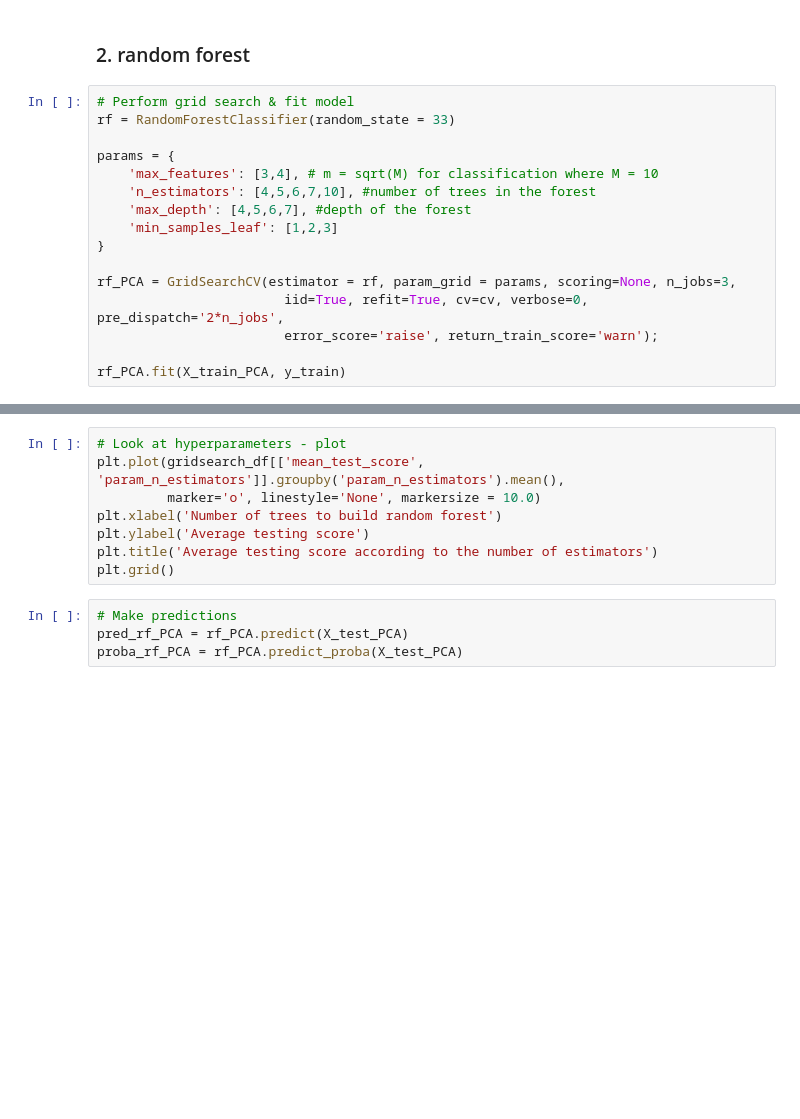
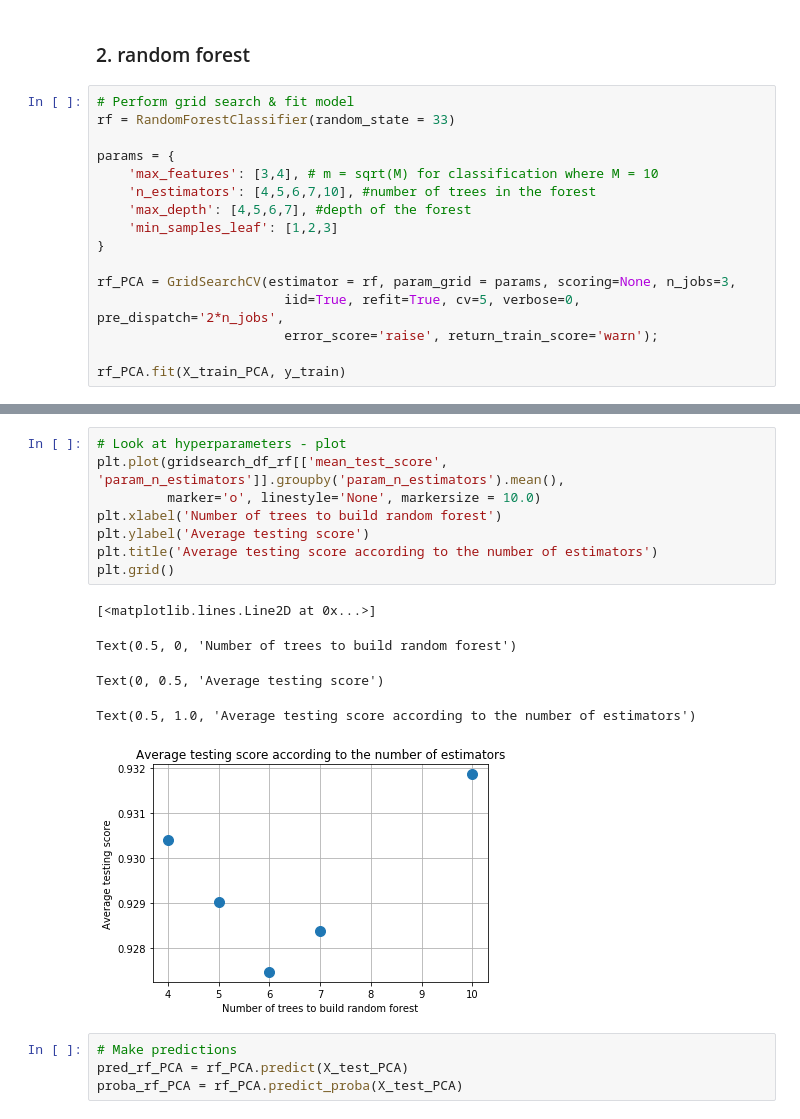
Before and after one commit to yoonichung/BreastCancerPrediction, a Jupyter notebook: BreastCancerPrediction_master.ipynb, the cells around one changed output, grey strips where cells are left out. Cells and saved outputs as stored; diff of their text form; blank space fills up the shorter version.

```diff
--- a/BreastCancerPrediction_master.ipynb
+++ b/BreastCancerPrediction_master.ipynb
@@ -285,7 +285,7 @@ params = {
 }
 
 rf_PCA = GridSearchCV(estimator = rf, param_grid = params, scoring=None, n_jobs=3,
-                        iid=True, refit=True, cv=cv, verbose=0, pre_dispatch='2*n_jobs',
+                        iid=True, refit=True, cv=5, verbose=0, pre_dispatch='2*n_jobs',
                         error_score='raise', return_train_score='warn');
 
 rf_PCA.fit(X_train_PCA, y_train)
@@ -314,11 +324,17 @@ gridsearch_df_rf.head(5)
 # %%
 # Look at hyperparameters - plot
-plt.plot(gridsearch_df[['mean_test_score', 'param_n_estimators']].groupby('param_n_estimators').mean(),
+plt.plot(gridsearch_df_rf[['mean_test_score', 'param_n_estimators']].groupby('param_n_estimators').mean(),
          marker='o', linestyle='None', markersize = 10.0)
 plt.xlabel('Number of trees to build random forest')
 plt.ylabel('Average testing score')
 plt.title('Average testing score according to the number of estimators')
 plt.grid()
+# %% [output]
+[<matplotlib.lines.Line2D at 0x...>]
+Text(0.5, 0, 'Number of trees to build random forest')
+Text(0, 0.5, 'Average testing score')
+Text(0.5, 1.0, 'Average testing score according to the number of estimators')
+[figure, added]
 # %%
 # Make predictions
 pred_rf_PCA = rf_PCA.predict(X_test_PCA)
```
Also changed, not shown: parts of 23 cells of this notebook, 5 other files.
